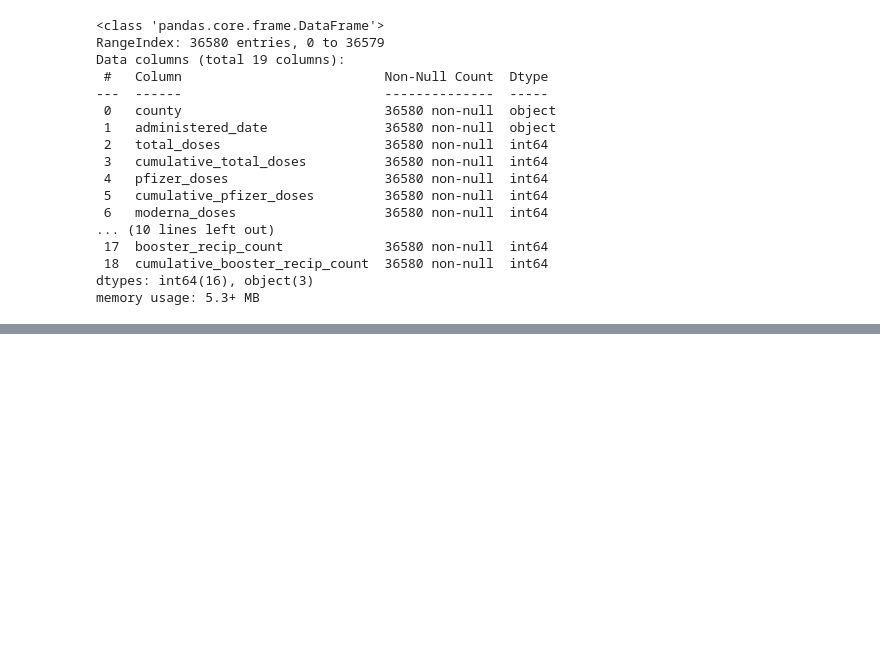
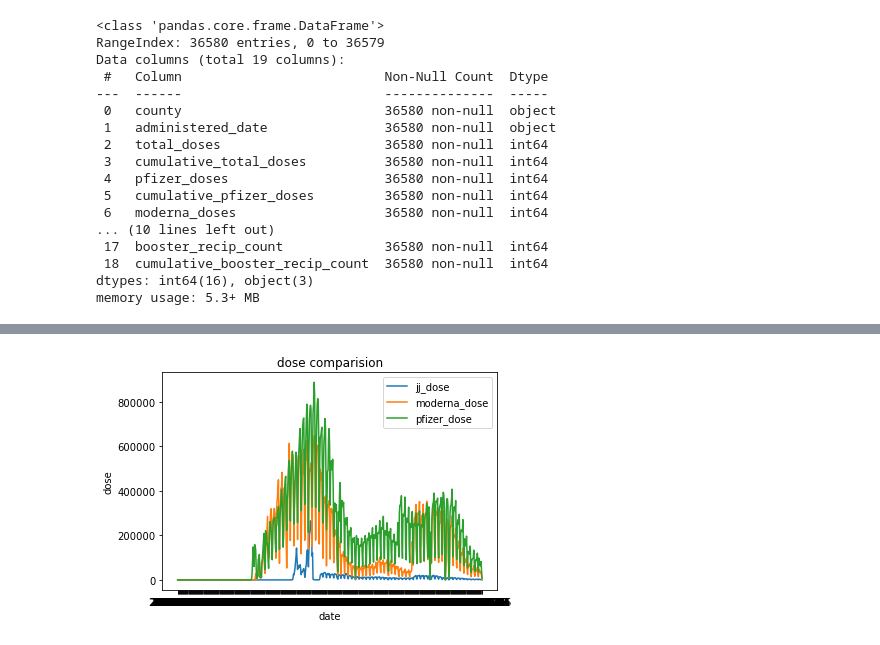
Before and after one commit to RunfengJiang/CMPE-255_Project_Team8, a Jupyter notebook: scripts/Vaccination_Progress_Data_Analysis.ipynb, the cells around one changed output, grey strips where cells are left out. Cells and saved outputs as stored; diff of their text form; code cells hidden in the pictures; blank space fills up the shorter version.

```diff
--- a/scripts/Vaccination_Progress_Data_Analysis.ipynb
+++ b/scripts/Vaccination_Progress_Data_Analysis.ipynb
@@ -76,0 +98,11 @@ memory usage: 5.3+ MB
+# %%
+plt.plot(vacc_prog_by_date['administered_date'], vacc_prog_by_date['jj_doses'], label='jj_dose')
+plt.plot(vacc_prog_by_date['administered_date'], vacc_prog_by_date['moderna_doses'], label='moderna_dose')
+plt.plot(vacc_prog_by_date['administered_date'], vacc_prog_by_date['pfizer_doses'], label='pfizer_dose')
+plt.title('dose comparision')
+plt.xlabel('date')
+plt.ylabel('dose')
+plt.legend()
+plt.show()
+# %% [output]
+[figure, added]
```
Also changed, not shown: parts of 6 cells of this notebook, 4 other files.
